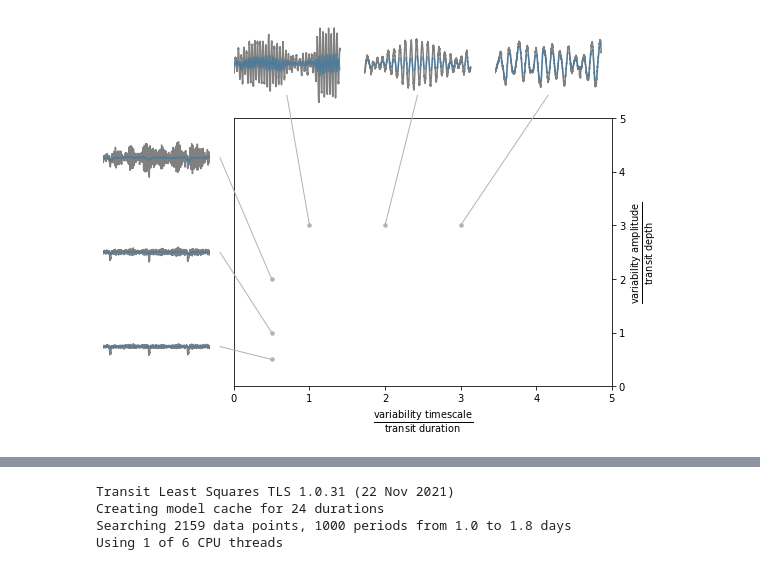
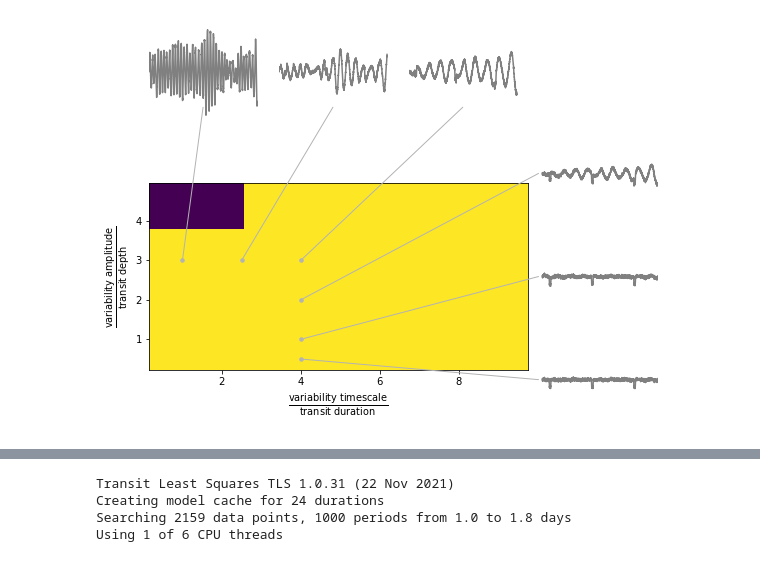
Before and after one commit to lgrcia/paper-nuance, a Jupyter notebook: workflows/synthetic_injection_recovery/notebooks/bigplot.ipynb, the cells around one changed output, grey strips where cells are left out. Saved outputs shown, nothing was run; the diff lists cells and outputs as text; code cells hidden in the pictures.

Commit message:
multiple datasets, better scripts with main

```diff
--- a/workflows/synthetic_injection_recovery/notebooks/bigplot.ipynb
+++ b/workflows/synthetic_injection_recovery/notebooks/bigplot.ipynb
@@ -10,6 +13,7 @@ import matplotlib.pyplot as plt
 # %%
-params = make(amp=3, var=1)
-x, y, e = make_lc(params, 3)
+params = yaml.full_load(open("../data/dataset3/params/59.yaml", "r"))
+print(params["relative_depth"])
+print(params["relative_duration"])
+x, y, e = make_lc(params, 11)
 plt.plot(x, y, c="0.5")
-plt.plot(x, trend(x, y, params))
 # %% [output]
@@ -19,63 +24,81 @@ WARNING:jax._src.lib.xla_bridge:No GPU/TPU found, falling back to CPU. (Set TF_C
 # %%
 from matplotlib.patches import ConnectionPatch
 import numpy as np
+from scipy.stats import binned_statistic_2d
+import pandas as pd
 
 n = 4
 
 amp = [0.5, 1, 2, 3][::-1]
-var = [0.5, 1, 2, 3]
+var = [0.5, 1, 2.5, 4]
 ymax = 0.06
 seed = 4
 
 scale = 1
 fig = plt.figure(None, (n*2*scale, n*1.5*scale))
 
-main = plt.subplot(n, n, (n+2,(n-1)*(n+2)))
+# main
+main = plt.subplot(n, n, (n+1, n*n-1))
 main.plot()
-main.set_xlim(0, 5)
-main.set_ylim(0, 5)
 main.set_ylabel(r"$\frac{\mathrm{variability\; amplitude}}{\mathrm{transit\;depth}}$", fontsize=14)
 main.set_xlabel(r"$\frac{\mathrm{variability\; timescale}}{\mathrm{transit\;duration}}$", fontsize=14)
-main.yaxis.set_label_position("right")
-main.yaxis.tick_right()
+
+bins = (4,4)
+df = pd.read_csv("../data/dataset2/results/nuance/detections.csv")
+detected, _var, _amp = df.values.T.astype(float)
+stats = binned_statistic_2d(_var, _amp, detected, bins=bins)
+plt.imshow(
+    stats.statistic.T,
+    origin="lower",
+    extent=(
+        stats.x_edge.min(),
+        stats.x_edge.max(),
+        stats.y_edge.min(),
+        stats.y_edge.max()
+    )
+)
+#main.set_xlim(0, 5)
+#main.set_ylim(0, 5)
+
+# ---
 
 con_color = "0.7"
 
 for i in range(1, 4):
-    ax = plt.subplot(n, n, i*n+1)
+    ax = plt.subplot(n, n, i*n+n)
     a = amp[i]
-    v = var[0]
-    params = make(amp=a, var=v)
+    v = var[-1]
+    params = make(amp=a, var=v, seed=seed)
     x, y, e = make_lc(params, seed)
     ax.plot(x, y, c="0.5")
     con = ConnectionPatch(
-        xyA=(np.max(x)*1.1, 0.), xyB=(v, a), coordsA="data", coordsB="data",
+        xyA=(-0.1, 0.), xyB=(v, a), coordsA="data", coordsB="data",
         axesA=ax, axesB=main, color=con_color)
     fig.add_artist(con)
     ax.set_ylim(-ymax, ymax)
-    ax.set_xlim(0., np.max(x)*1.1)
+    ax.set_xlim(-0.1, np.max(x))
     plt.axis('off')
     main.plot(v, a, ".", c=con_color, ms=7)
-    plt.plot(x, trend(x, y, params), alpha=0.5)
+    #plt.plot(x, trend(x, y, params), alpha=0.5)
 
 
 for i in range(1, 4):
-    ax = plt.subplot(n, n, i+1)
+    ax = plt.subplot(n, n, i)
     a = amp[0]
     v = var[i]
-    params = make(amp=a, var=v)
+    params = make(amp=a, var=v, seed=seed)
     x, y, e = make_lc(params, seed)
     plt.plot(x, y, c="0.5")
     con = ConnectionPatch(
     xyA=(np.mean(x), -ymax*0.8), xyB=(v, a), coordsA="data", coordsB="data",
          axesA=ax, axesB=main, color=con_color)
     fig.add_artist(con)
     ax.set_ylim(-ymax, ymax)
     ax.set_xlim(0., np.max(x)*1.1)
     plt.axis('off')
     main.plot(v, a, ".", c=con_color, ms=7)
-    plt.plot(x, trend(x, y, params), alpha=0.5)
+    #plt.plot(x, trend(x, y, params), alpha=0.5)
 
 plt.tight_layout()
 # %% [output]
-[figure, old version]
+[figure, new version]
```
Also changed, not shown: parts of 8 cells of this notebook, 13 other files.
